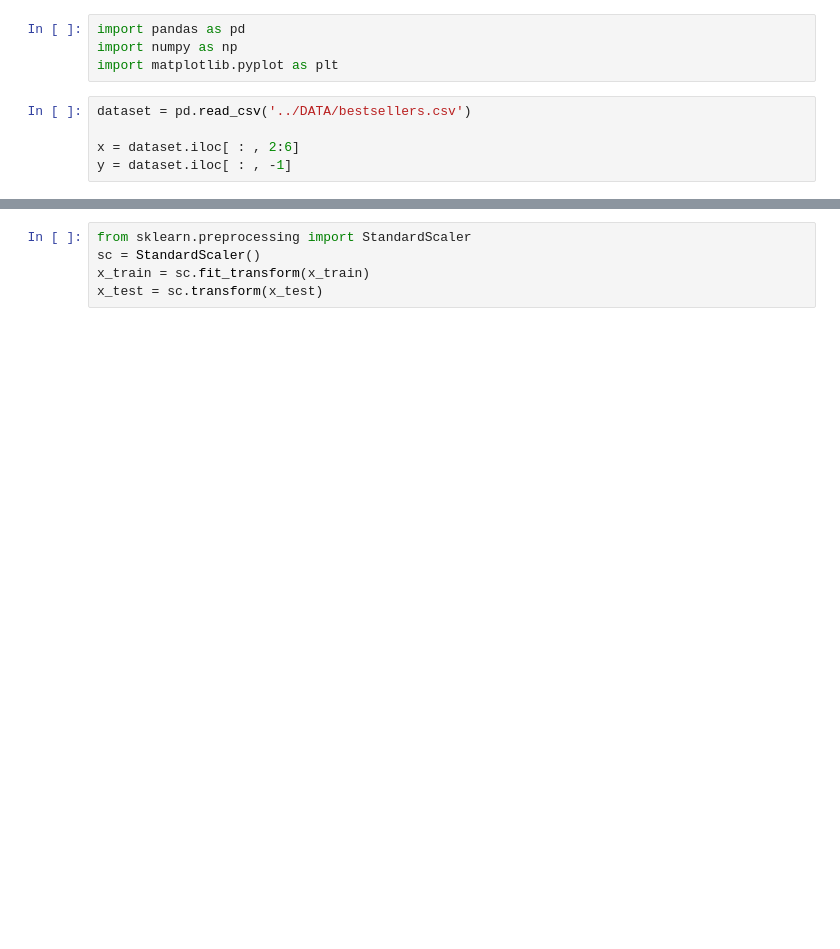
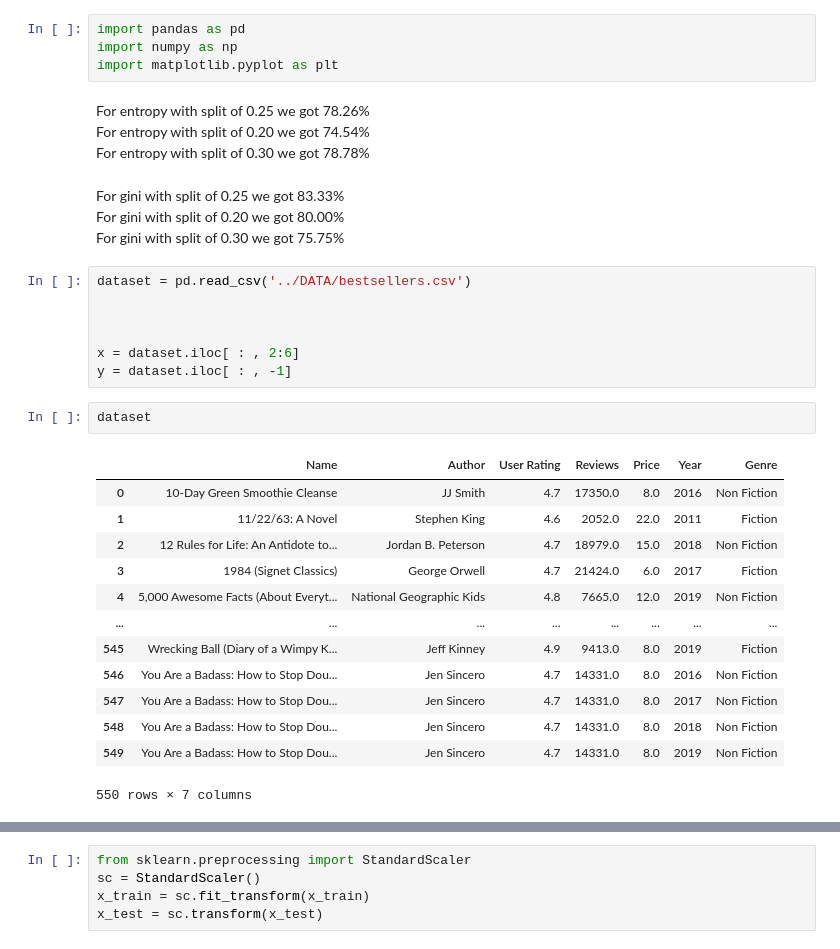
Before and after one commit to omganeshkn-coder/Applied-Machine-Learning-Lab, a Jupyter notebook: NOTEBOOKS/bestsellers.ipynb, the cells around one changed output, grey strips where cells are left out. Drawn from its saved outputs; the diff is of its cells as text; blank space fills up the shorter version.

```diff
--- a/NOTEBOOKS/bestsellers.ipynb
+++ b/NOTEBOOKS/bestsellers.ipynb
@@ -2,8 +2,34 @@
 import pandas as pd
 import numpy as np
 import matplotlib.pyplot as plt
+# %% [markdown]
+For entropy with split of 0.25 we got  78.26%
+For entropy with split of 0.20 we got  74.54%
+For entropy with split of 0.30 we got  78.78%
+# %% [markdown]
+For gini with split of 0.25 we got  83.33%
+For gini with split of 0.20 we got  80.00%
+For gini with split of 0.30 we got  75.75%
 # %%
 dataset = pd.read_csv('../DATA/bestsellers.csv')
 
+
+
 x = dataset.iloc[ : , 2:6]
 y = dataset.iloc[ : , -1]
+# %%
+dataset
+# %% [output]
+|  | Name | Author | User Rating | Reviews | Price | Year | Genre |
+| 0 | 10-Day Green Smoothie Cleanse | JJ Smith | 4.7 | 17350.0 | 8.0 | 2016 | Non Fiction |
+| 1 | 11/22/63: A Novel | Stephen King | 4.6 | 2052.0 | 22.0 | 2011 | Fiction |
+| 2 | 12 Rules for Life: An Antidote to... | Jordan B. Peterson | 4.7 | 18979.0 | 15.0 | 2018 | Non Fiction |
+| 3 | 1984 (Signet Classics) | George Orwell | 4.7 | 21424.0 | 6.0 | 2017 | Fiction |
+| 4 | 5,000 Awesome Facts (About Everyt... | National Geographic Kids | 4.8 | 7665.0 | 12.0 | 2019 | Non Fiction |
+| ... | ... | ... | ... | ... | ... | ... | ... |
+| 545 | Wrecking Ball (Diary of a Wimpy K... | Jeff Kinney | 4.9 | 9413.0 | 8.0 | 2019 | Fiction |
+| 546 | You Are a Badass: How to Stop Dou... | Jen Sincero | 4.7 | 14331.0 | 8.0 | 2016 | Non Fiction |
+| 547 | You Are a Badass: How to Stop Dou... | Jen Sincero | 4.7 | 14331.0 | 8.0 | 2017 | Non Fiction |
+| 548 | You Are a Badass: How to Stop Dou... | Jen Sincero | 4.7 | 14331.0 | 8.0 | 2018 | Non Fiction |
+| 549 | You Are a Badass: How to Stop Dou... | Jen Sincero | 4.7 | 14331.0 | 8.0 | 2019 | Non Fiction |
+550 rows × 7 columns
```
Also changed, not shown: parts of 6 cells of this notebook, 1 other file.
